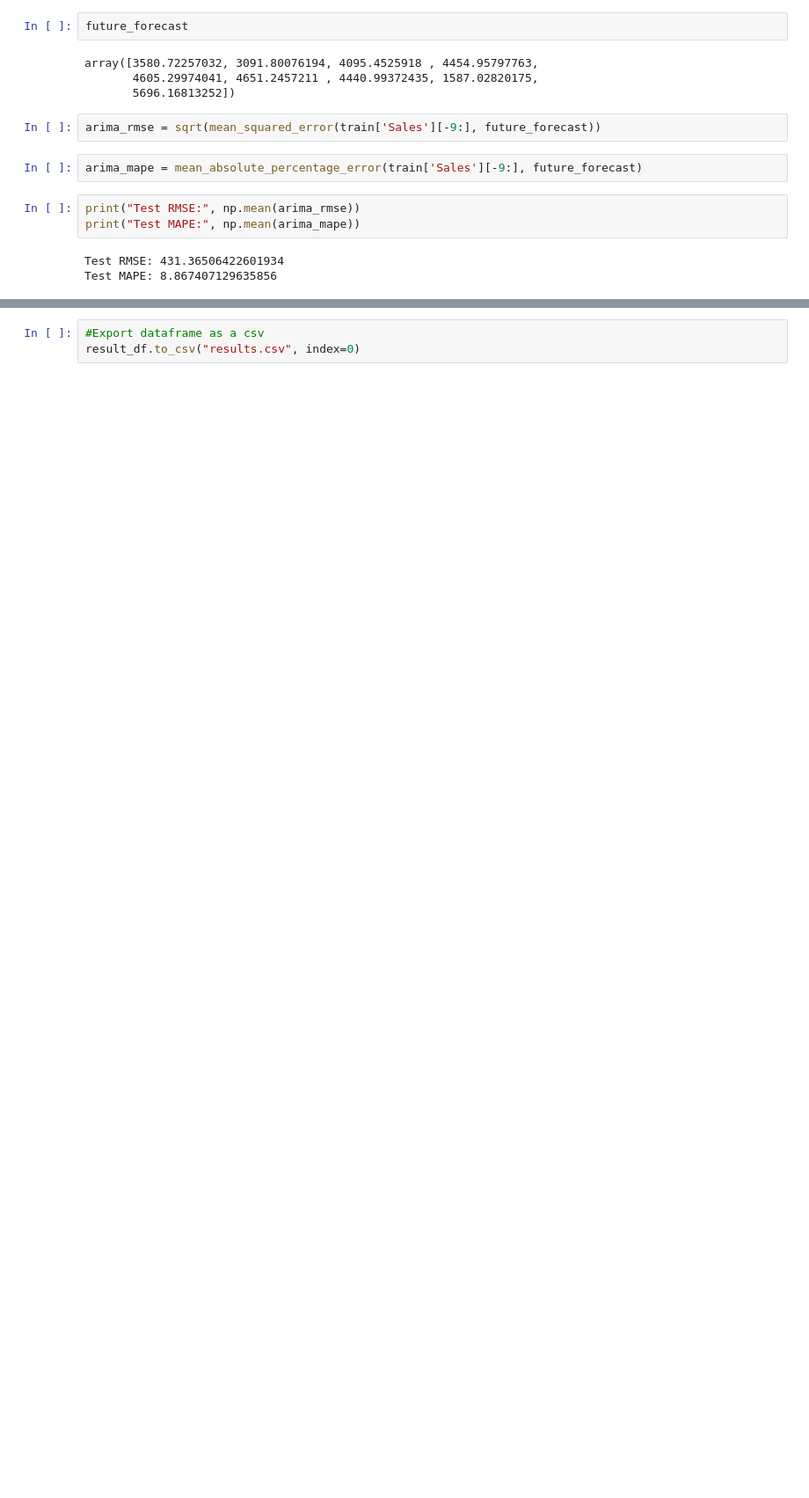
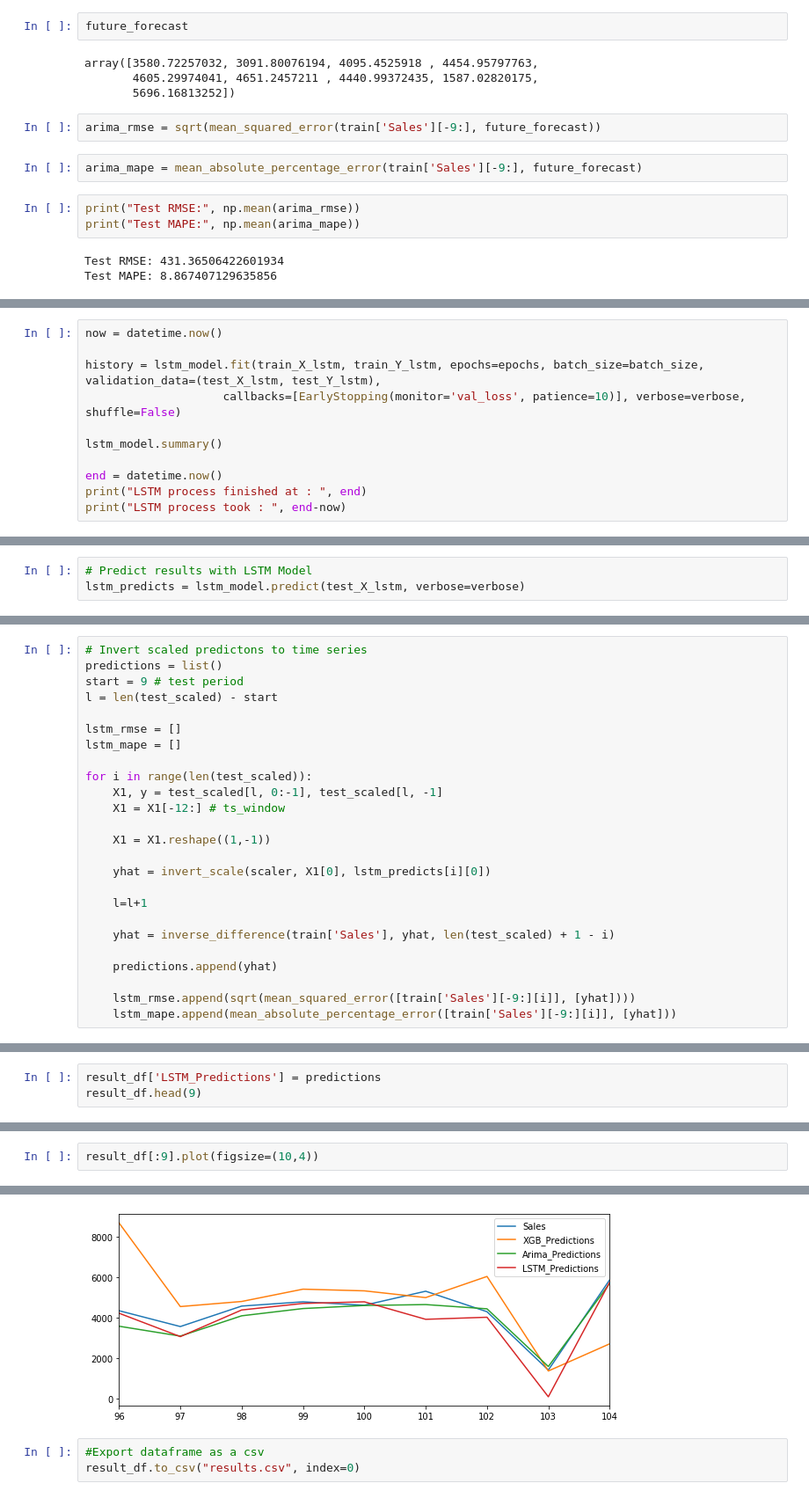
Before and after one commit to eserinanarslan/ge_sales_prediction, a Jupyter notebook: GE_SalesPrediction.ipynb, the cells around one changed output, grey strips where cells are left out. Shown at 88% size. Cells and saved outputs as stored; diff of their text form; blank space fills up the shorter version.

Commit message:
adding lstm results

```diff
--- a/GE_SalesPrediction.ipynb
+++ b/GE_SalesPrediction.ipynb
@@ -656,0 +722,11 @@ result_df[:9].plot(figsize=(10,4))
+# %%
+now = datetime.now()
+
+history = lstm_model.fit(train_X_lstm, train_Y_lstm, epochs=epochs, batch_size=batch_size, validation_data=(test_X_lstm, test_Y_lstm),
+                    callbacks=[EarlyStopping(monitor='val_loss', patience=10)], verbose=verbose, shuffle=False)
+
+lstm_model.summary()
+
+end = datetime.now()
+print("LSTM process finished at : ", end)
+print("LSTM process took : ", end-now)
@@ -656,0 +751,3 @@ result_df[:9].plot(figsize=(10,4))
+# %%
+# Predict results with LSTM Model
+lstm_predicts = lstm_model.predict(test_X_lstm, verbose=verbose)
@@ -656,0 +796,25 @@ result_df[:9].plot(figsize=(10,4))
+# %%
+# Invert scaled predictons to time series
+predictions = list()
+start = 9 # test period
+l = len(test_scaled) - start
+
+lstm_rmse = []
+lstm_mape = []
+
+for i in range(len(test_scaled)):
+    X1, y = test_scaled[l, 0:-1], test_scaled[l, -1]
+    X1 = X1[-12:] # ts_window
+
+    X1 = X1.reshape((1,-1))
+
+    yhat = invert_scale(scaler, X1[0], lstm_predicts[i][0])
+
+    l=l+1
+
+    yhat = inverse_difference(train['Sales'], yhat, len(test_scaled) + 1 - i)
+
+    predictions.append(yhat)
+
+    lstm_rmse.append(sqrt(mean_squared_error([train['Sales'][-9:][i]], [yhat])))
+    lstm_mape.append(mean_absolute_percentage_error([train['Sales'][-9:][i]], [yhat]))
@@ -656,0 +839,3 @@ result_df[:9].plot(figsize=(10,4))
+# %%
+result_df['LSTM_Predictions'] = predictions
+result_df.head(9)
@@ -656,0 +853,3 @@ result_df[:9].plot(figsize=(10,4))
+# %%
+result_df[:9].plot(figsize=(10,4))
+# %% [output]
@@ -657,3 +857,4 @@ result_df[:9].plot(figsize=(10,4))
+[figure, added]
 # %%
 #Export dataframe as a csv
 result_df.to_csv("results.csv", index=0)
```
Also changed, not shown: parts of 60 cells of this notebook, 1 other file.
